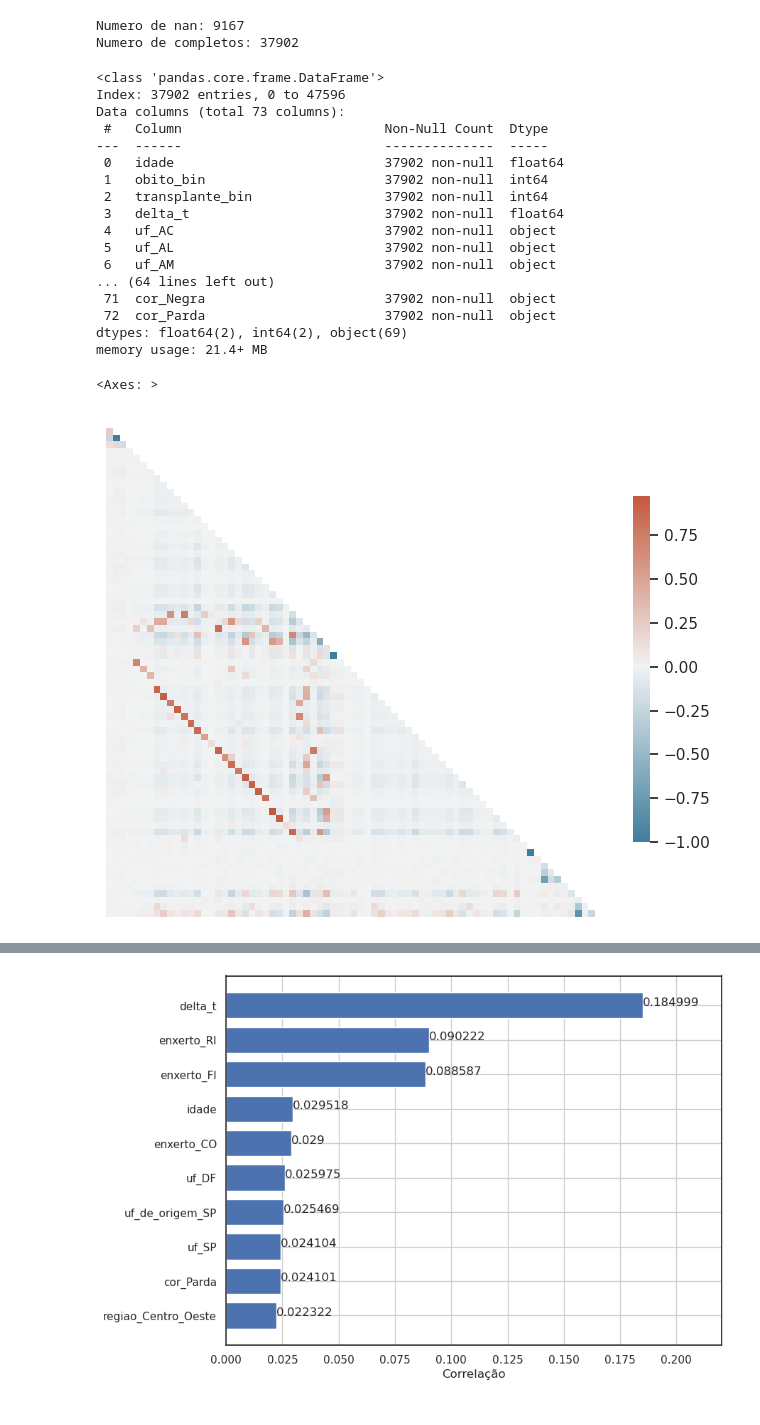
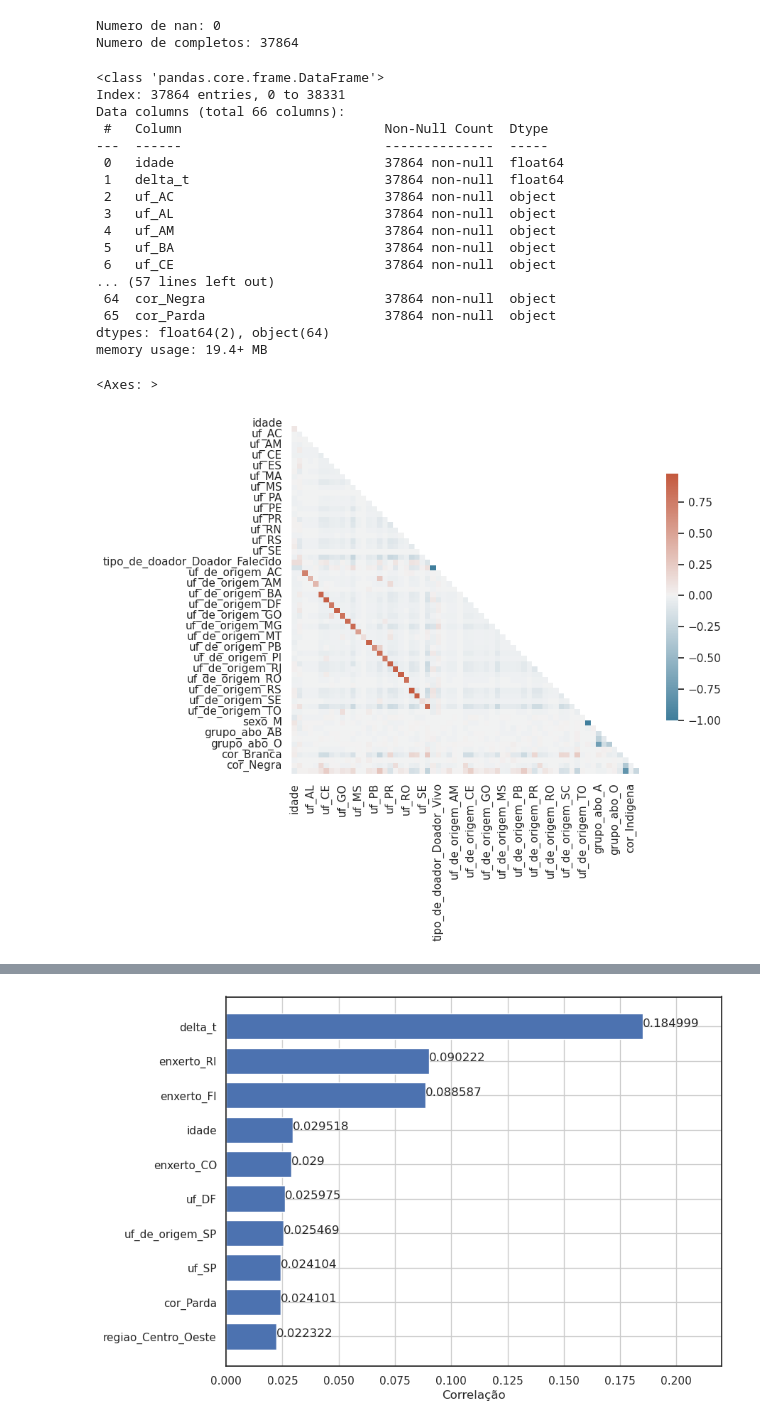
Before and after one commit to Esterci/SNT_table_study, a Jupyter notebook: machine_learning/pre_processamento.ipynb, the cells around one changed output, grey strips where cells are left out. Cells and saved outputs as stored; diff of their text form; code cells hidden in the pictures.

```diff
--- a/machine_learning/pre_processamento.ipynb
+++ b/machine_learning/pre_processamento.ipynb
@@ -2,8 +2,8 @@
 import pandas as pd
 import numpy as np
 # %%
-df = pd.read_csv("../estudo_inicial/base_de_dados_formatada.csv")
+df = pd.read_csv("../estudo_inicial/formated_df.csv")
 df = df[df.delta_t>0]
-df = df.drop(columns=['enxerto','ID','data_da_inscricao','data_do_obito','data_do_transplante','data_de_nascimento','data_do_evento'])
+df = df.drop(columns=['regiao','data_de_inscricao','data_do_transplante'])
 df.head()
 # %% [output]
@@ -44,11 +41,10 @@ df_bin = df.fillna(0)
 
 bin_cols = [
     "uf",
-    "regiao",
-    "tipo_do_doador",
+    "tipo_de_doador",
     "uf_de_origem",
     "sexo",
-    "grupo_sanguineo",
+    "grupo_abo",
     "cor",
 ]
 
@@ -108,60 +104,60 @@ df_treated = df_bin[df_bin.notna().all(axis=1)]
 print("Numero de nan: {}".format(len(df_nan)))
 print("Numero de completos: {}".format(len(df_treated)))
 # %% [output]
-Numero de nan: 9167
-Numero de completos: 37902
+Numero de nan: 0
+Numero de completos: 37864
 # %%
 df_treated.info()
 # %% [output]
 <class 'pandas.core.frame.DataFrame'>
-Index: 37902 entries, 0 to 47596
-Data columns (total 73 columns):
+Index: 37864 entries, 0 to 38331
+Data columns (total 66 columns):
  #   Column                          Non-Null Count  Dtype
 ---  ------                          --------------  -----
- 0   idade                           37902 non-null  float64
- 1   obito_bin                       37902 non-null  int64
- 2   transplante_bin                 37902 non-null  int64
- 3   delta_t                         37902 non-null  float64
- 4   uf_AC                           37902 non-null  object
- 5   uf_AL                           37902 non-null  object
- 6   uf_AM                           37902 non-null  object
-... (64 lines left out)
- 71  cor_Negra                       37902 non-null  object
- 72  cor_Parda                       37902 non-null  object
-dtypes: float64(2), int64(2), object(69)
-memory usage: 21.4+ MB
+ 0   idade                           37864 non-null  float64
+ 1   delta_t                         37864 non-null  float64
+ 2   uf_AC                           37864 non-null  object
+ 3   uf_AL                           37864 non-null  object
+ 4   uf_AM                           37864 non-null  object
+ 5   uf_BA                           37864 non-null  object
+ 6   uf_CE                           37864 non-null  object
+... (57 lines left out)
+ 64  cor_Negra                       37864 non-null  object
+ 65  cor_Parda                       37864 non-null  object
+dtypes: float64(2), object(64)
+memory usage: 19.4+ MB
 # %%
 from string import ascii_letters
 import seaborn as sns
 import matplotlib.pyplot as plt
 
 sns.set_theme(style="white")
 
 
 # Compute the correlation matrix
 corr = df_treated.corr()
 
 # Generate a mask for the upper triangle
 mask = np.triu(np.ones_like(corr, dtype=bool))
 
 # Set up the matplotlib figure
 f, ax = plt.subplots(figsize=(8, 9))
 
 # Generate a custom diverging colormap
 cmap = sns.diverging_palette(230, 20, as_cmap=True)
 
 # Draw the heatmap with the mask and correct aspect ratio
 sns.heatmap(
-    corr.fillna(0),
+    corr,
     mask=mask,
     cmap=cmap,
     center=0,
     square=True,
     # linewidths=0.5,
     cbar_kws={"shrink": 0.5},
-    xticklabels=False, yticklabels=False
+    # xticklabels=False, yticklabels=False
 
 )
 # %% [output]
 <Axes: >
-[figure, old version]
+[figure, new version]
```
Also changed, not shown: parts of 9 cells of this notebook, 1 other file.
